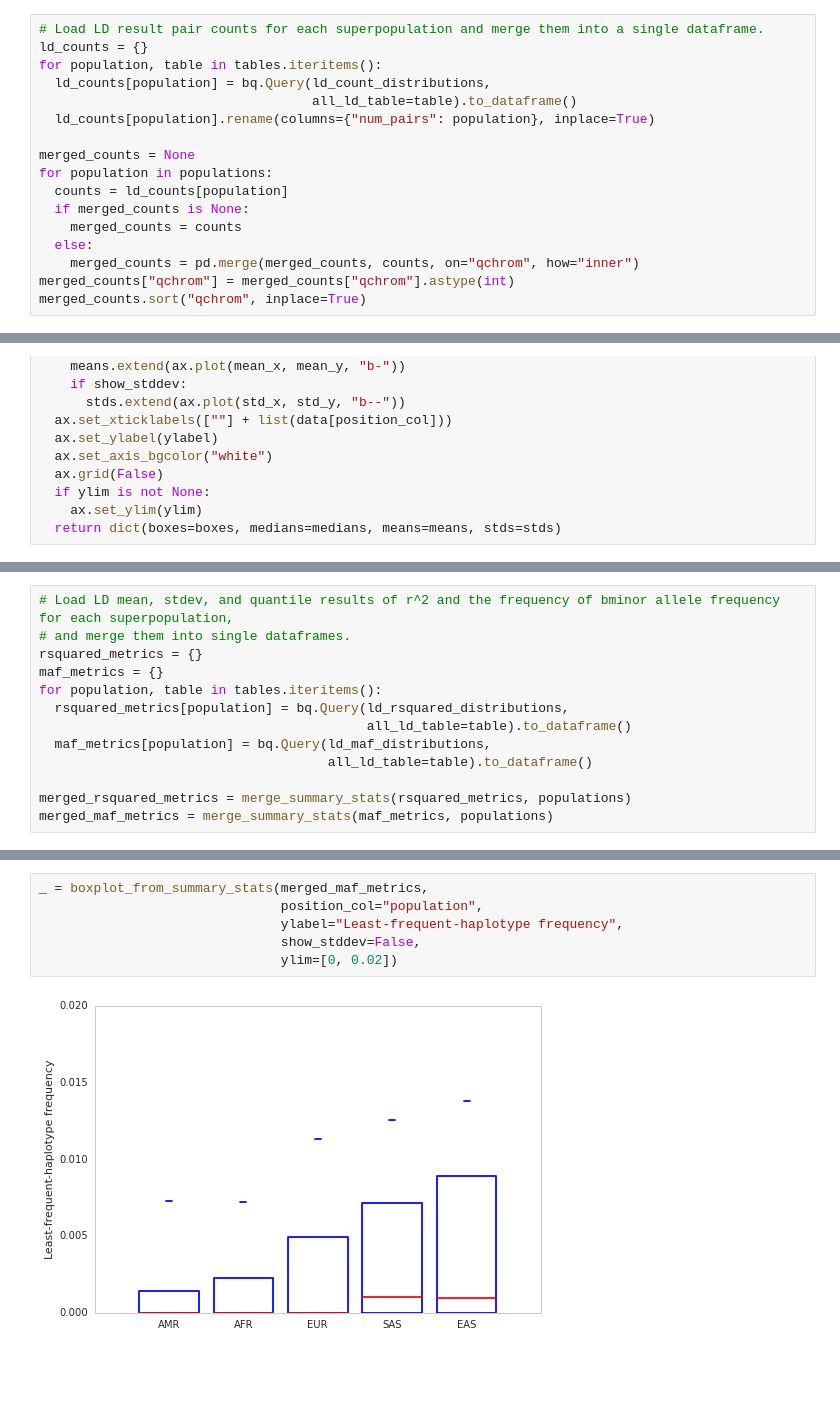
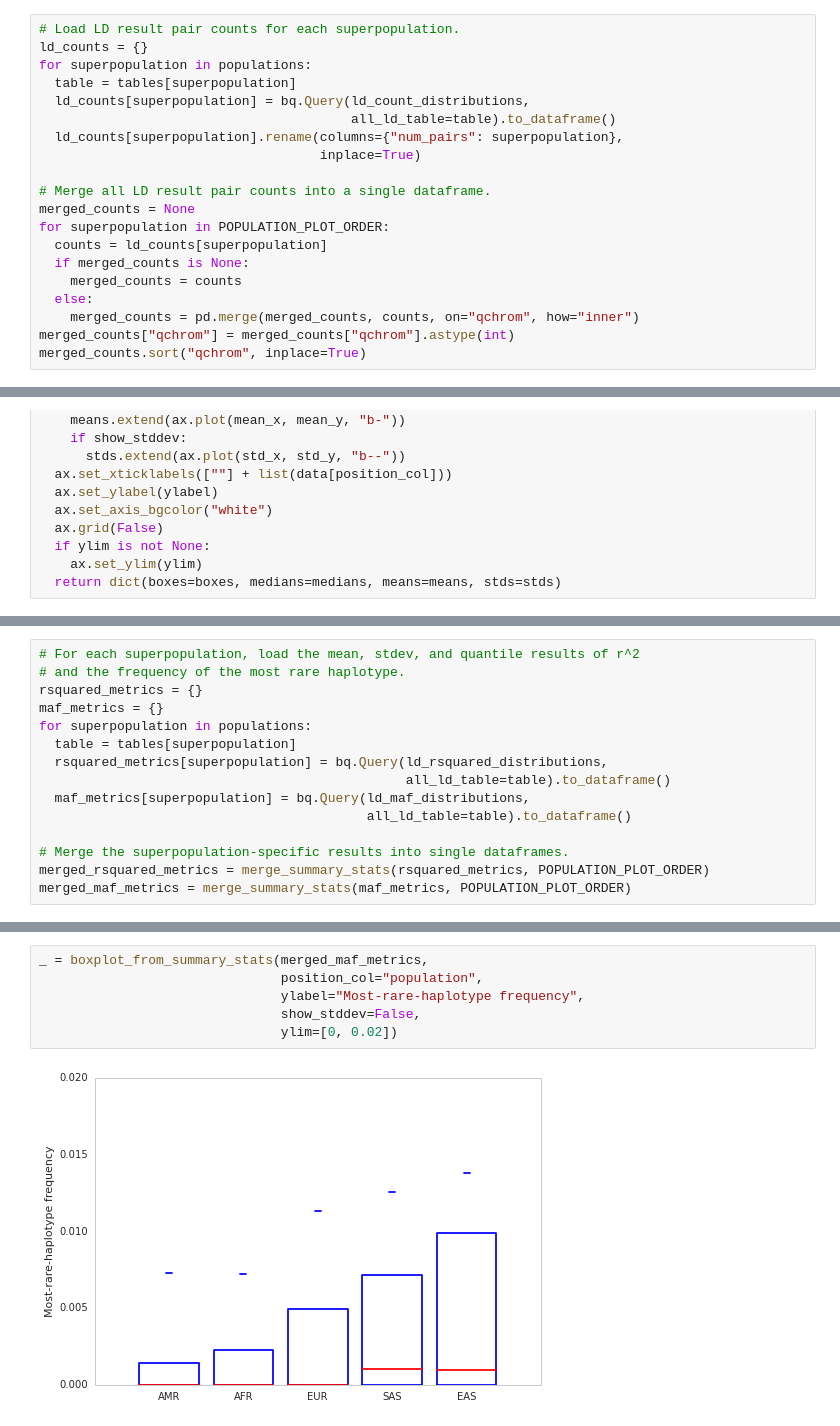
Before and after one commit to deflaux/linkage-disequilibrium, a Jupyter notebook: datalab/Exploring_Linkage_Disequilibrium_Data.ipynb, the cells around one changed output, grey strips where cells are left out. Drawn from its saved outputs; the diff is of its cells as text; blank space fills up the shorter version.

```diff
--- a/datalab/Exploring_Linkage_Disequilibrium_Data.ipynb
+++ b/datalab/Exploring_Linkage_Disequilibrium_Data.ipynb
@@ -40,16 +53,19 @@ SELECT
 FROM $all_ld_table
 GROUP BY qchrom
 # %%
-# Load LD result pair counts for each superpopulation and merge them into a single dataframe.
+# Load LD result pair counts for each superpopulation.
 ld_counts = {}
-for population, table in tables.iteritems():
-  ld_counts[population] = bq.Query(ld_count_distributions,
-                                   all_ld_table=table).to_dataframe()
-  ld_counts[population].rename(columns={"num_pairs": population}, inplace=True)
+for superpopulation in populations:
+  table = tables[superpopulation]
+  ld_counts[superpopulation] = bq.Query(ld_count_distributions,
+                                        all_ld_table=table).to_dataframe()
+  ld_counts[superpopulation].rename(columns={"num_pairs": superpopulation},
+                                    inplace=True)
 
+# Merge all LD result pair counts into a single dataframe.
 merged_counts = None
-for population in populations:
-  counts = ld_counts[population]
+for superpopulation in POPULATION_PLOT_ORDER:
+  counts = ld_counts[superpopulation]
   if merged_counts is None:
     merged_counts = counts
   else:
@@ -178,16 +207,18 @@ FROM $all_ld_table
 # %%
-# Load LD mean, stdev, and quantile results of r^2 and the frequency of bminor allele frequency for each superpopulation,
-# and merge them into single dataframes.
+# For each superpopulation, load the mean, stdev, and quantile results of r^2
+# and the frequency of the most rare haplotype.
 rsquared_metrics = {}
 maf_metrics = {}
-for population, table in tables.iteritems():
-  rsquared_metrics[population] = bq.Query(ld_rsquared_distributions,
+for superpopulation in populations:
+  table = tables[superpopulation]
+  rsquared_metrics[superpopulation] = bq.Query(ld_rsquared_distributions,
+                                               all_ld_table=table).to_dataframe()
+  maf_metrics[superpopulation] = bq.Query(ld_maf_distributions,
                                           all_ld_table=table).to_dataframe()
-  maf_metrics[population] = bq.Query(ld_maf_distributions,
-                                     all_ld_table=table).to_dataframe()
 
-merged_rsquared_metrics = merge_summary_stats(rsquared_metrics, populations)
-merged_maf_metrics = merge_summary_stats(maf_metrics, populations)
+# Merge the superpopulation-specific results into single dataframes.
+merged_rsquared_metrics = merge_summary_stats(rsquared_metrics, POPULATION_PLOT_ORDER)
+merged_maf_metrics = merge_summary_stats(maf_metrics, POPULATION_PLOT_ORDER)
 # %%
 _ = boxplot_from_summary_stats(merged_rsquared_metrics,
                                position_col="population",
@@ -201,9 +232,9 @@ To investigate this hypothesis, we can examine the distribution of frequencies o
 # %%
 _ = boxplot_from_summary_stats(merged_maf_metrics,
                                position_col="population",
-                               ylabel="Least-frequent-haplotype frequency",
+                               ylabel="Most-rare-haplotype frequency",
                                show_stddev=False,
                                ylim=[0, 0.02])
 # %% [output]
-[figure, old version]
+[figure, new version]
 # %% [markdown]
```
Also changed, not shown: parts of 42 cells of this notebook.
